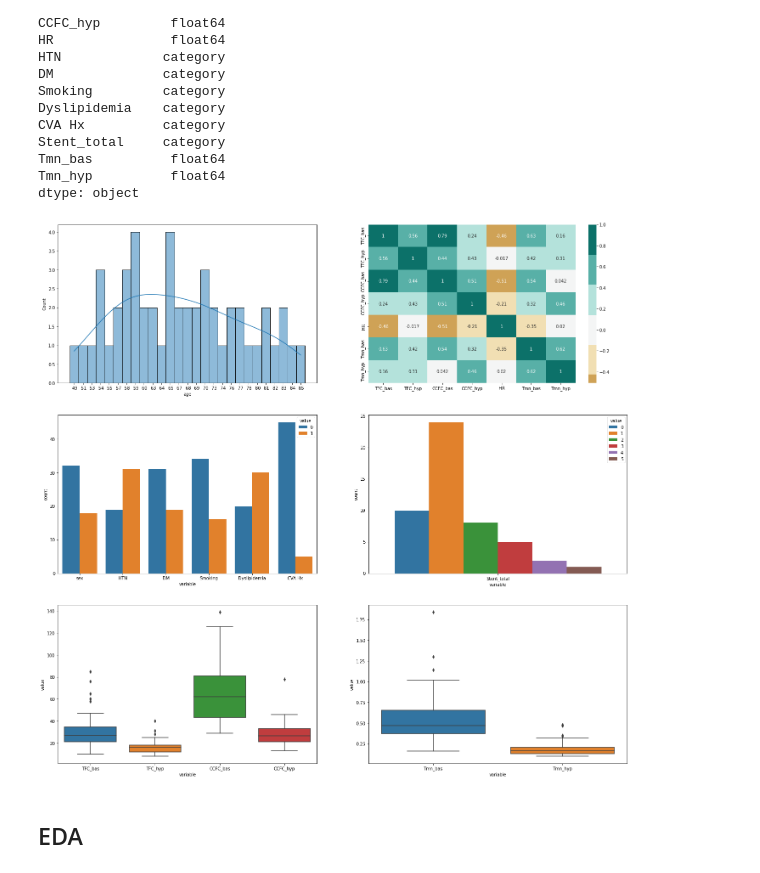
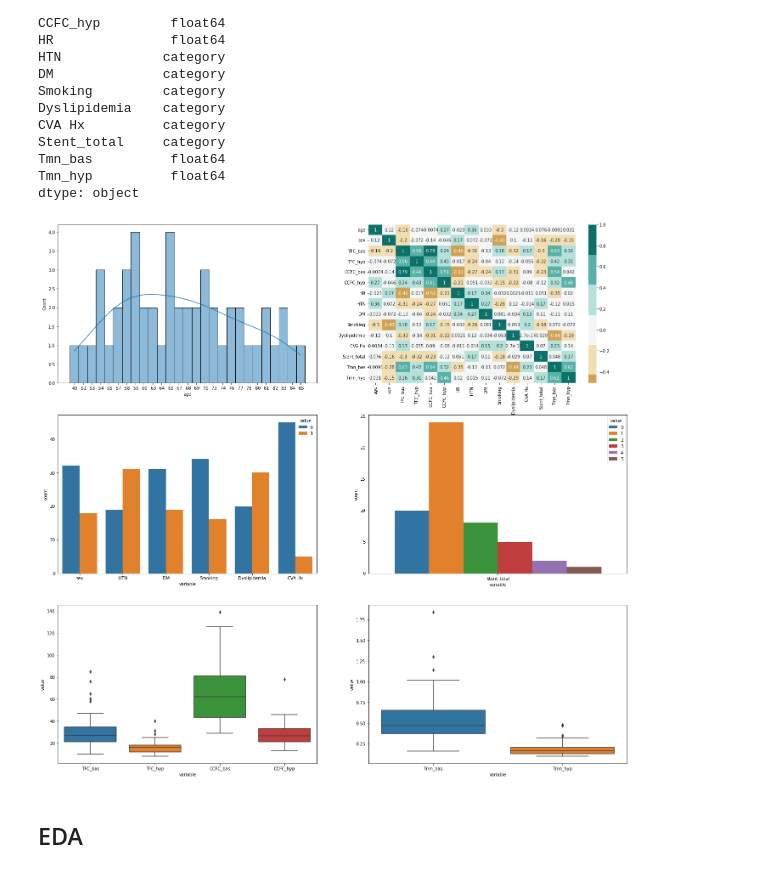
Before and after one commit to eastk1te/P.T, a Jupyter notebook: Side_Project/Capstone/coronary_angiography.ipynb, the cells around one changed output. Saved outputs shown, nothing was run; the diff lists cells and outputs as text; code cells hidden in the pictures.

```diff
--- a/Side_Project/Capstone/coronary_angiography.ipynb
+++ b/Side_Project/Capstone/coronary_angiography.ipynb
@@ -135,34 +135,35 @@ dtype: object
 # %%
 plt.figure(figsize=(24,48))
 plt.subplot(621)
 # sns.countplot(df.age)
 sns.histplot(data=df, x='age',kde=True)
 
 plt.subplot(622)
-sns.heatmap(df.corr(), annot=True, cmap=sns.color_palette('BrBG',7), center=0)
+m = df.astype(float)
+sns.heatmap(m.corr(), annot=True, cmap=sns.color_palette('BrBG',7), center=0)
 
 plt.subplot(623)
 m = df.melt()
 sns.countplot(data = m[m['variable'].isin(['sex','HTN','DM','Smoking','Dyslipidemia','CVA Hx'])], hue='value',x='variable')
 
 plt.subplot(624)
 m = df.melt()
 sns.countplot(data = m[m['variable'].isin(['Stent_total'])], hue='value',x='variable')
 
 
 plt.subplot(625)
 m = df.melt()
 m = m[m['variable'].isin(['TFC_bas','TFC_hyp','CCFC_bas','CCFC_hyp'])]
 sns.boxplot(data=m, y='value',x='variable')
 
 plt.subplot(626)
 m = df.melt()
 m = m[m['variable'].isin(['Tmn_bas','Tmn_hyp'])]
 sns.boxplot(data=m, y='value',x='variable')
 
 plt.show()
 # %% [output]
-[figure, old version]
+[figure, new version]
 # %% [markdown]
 ## EDA
 # %%
```
Also changed, not shown: parts of 12 cells of this notebook.
